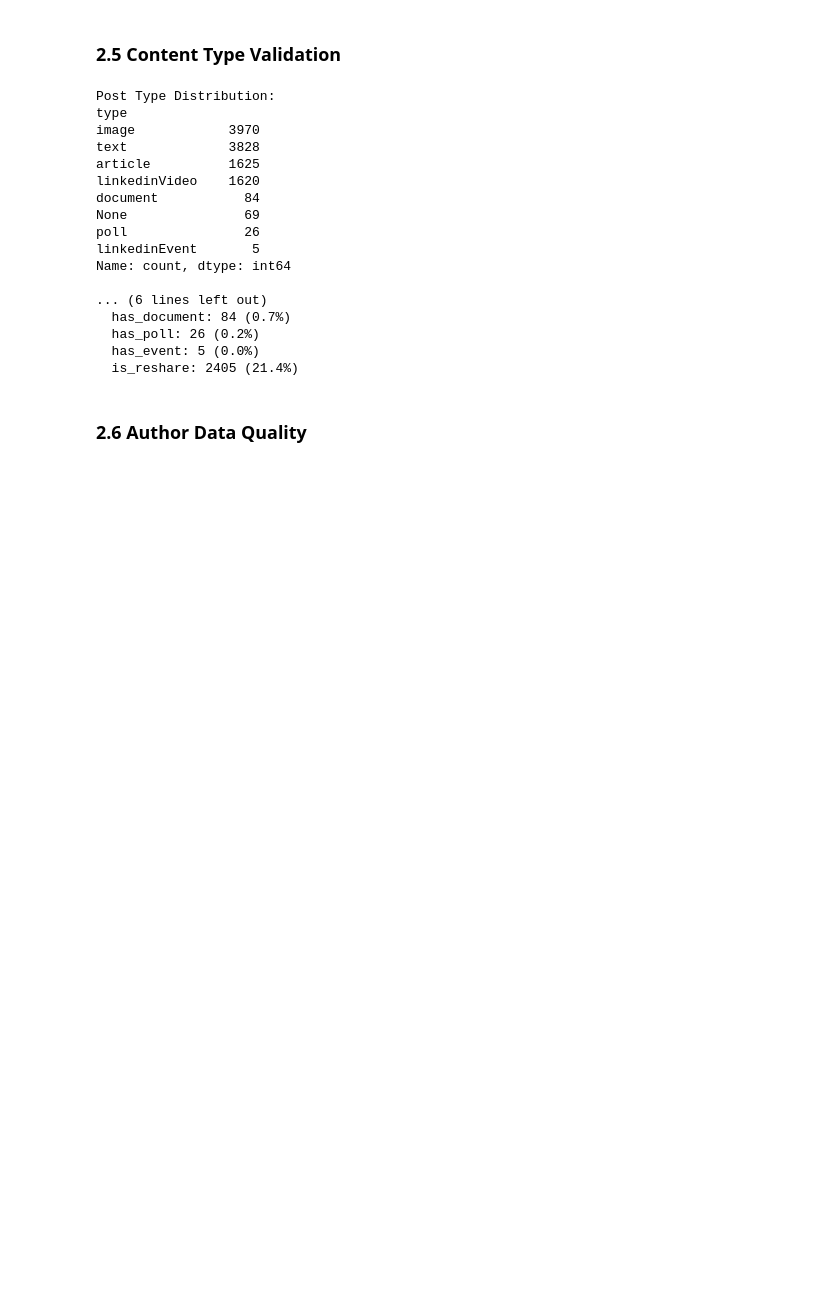
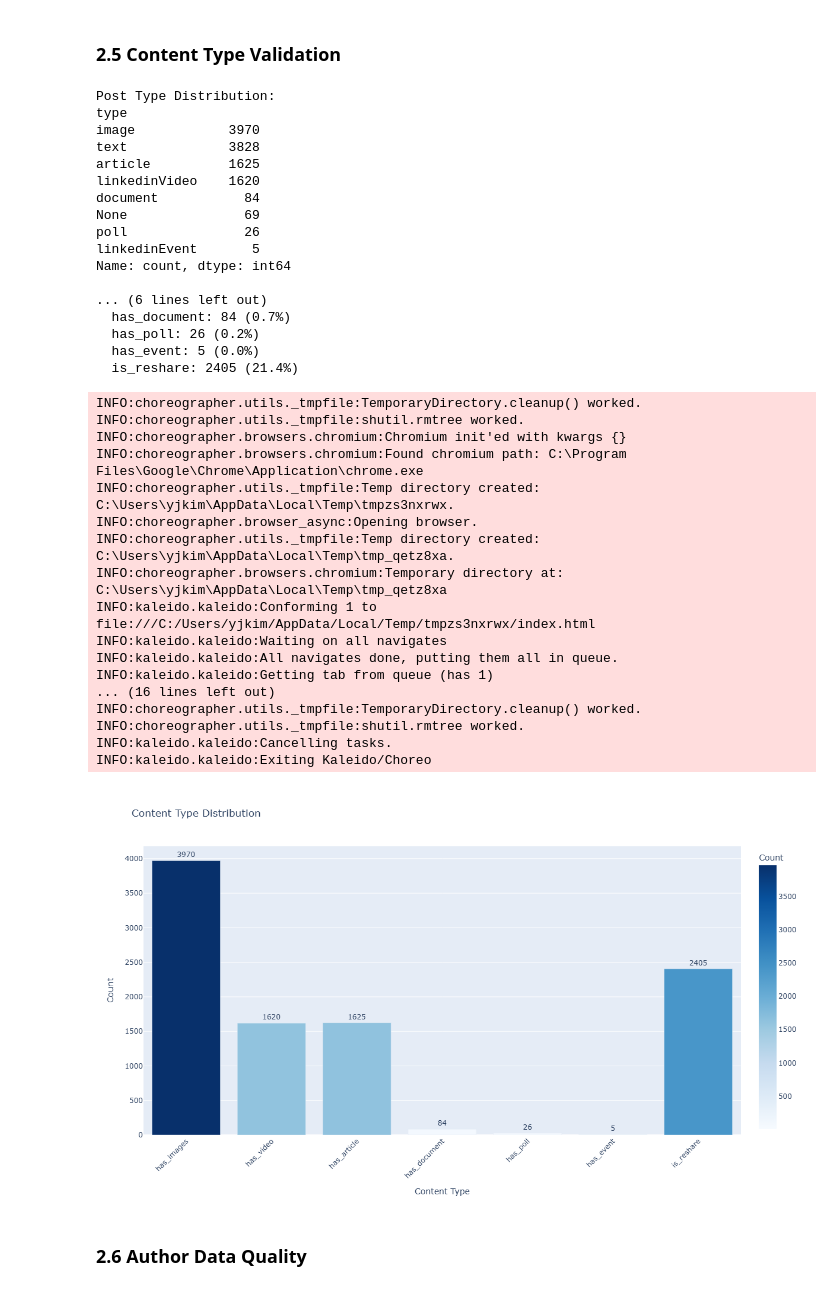
Before and after one commit to youngjoongkim/blazel-task, a Jupyter notebook: notebooks/01_data_cleaning.ipynb, the cells around one changed output. Saved outputs shown, nothing was run; the diff lists cells and outputs as text; code cells hidden in the pictures; blank space fills up the shorter version.

```diff
--- a/notebooks/01_data_cleaning.ipynb
+++ b/notebooks/01_data_cleaning.ipynb
@@ -280,24 +309,53 @@ Name: count, dtype: int64
 # %%
 # Visualize content type distribution
 content_summary = pd.DataFrame({
     'Content Type': content_flags,
     'Count': [df[flag].sum() for flag in content_flags]
 })
 
 fig = px.bar(
     content_summary,
     x='Content Type',
     y='Count',
     title='Content Type Distribution',
     text='Count',
     color='Count',
     color_continuous_scale='Blues'
 )
 
 fig.update_traces(textposition='outside')
 fig.update_layout(xaxis_tickangle=-45, height=500, showlegend=False)
 fig.show()
+
+# Display static image for GitHub preview
+from IPython.display import Image, display
+import plotly.io as pio
+try:
+    img_bytes = pio.to_image(fig, format='png', width=1200, height=700)
+    display(Image(img_bytes))
+except Exception as e:
+    print(f'Static image export failed: {e}')
+    print('Install kaleido: pip install kaleido')
 fig.write_html('../output/figures/content_type_distribution.html')
+# %% [output]
+INFO:choreographer.utils._tmpfile:TemporaryDirectory.cleanup() worked.
+INFO:choreographer.utils._tmpfile:shutil.rmtree worked.
+INFO:choreographer.browsers.chromium:Chromium init'ed with kwargs {}
+INFO:choreographer.browsers.chromium:Found chromium path: C:\Program Files\Google\Chrome\Application\chrome.exe
+INFO:choreographer.utils._tmpfile:Temp directory created: C:\Users\yjkim\AppData\Local\Temp\tmpzs3nxrwx.
+INFO:choreographer.browser_async:Opening browser.
+INFO:choreographer.utils._tmpfile:Temp directory created: C:\Users\yjkim\AppData\Local\Temp\tmp_qetz8xa.
+INFO:choreographer.browsers.chromium:Temporary directory at: C:\Users\yjkim\AppData\Local\Temp\tmp_qetz8xa
+INFO:kaleido.kaleido:Conforming 1 to file:///C:/Users/yjkim/AppData/Local/Temp/tmpzs3nxrwx/index.html
+INFO:kaleido.kaleido:Waiting on all navigates
+INFO:kaleido.kaleido:All navigates done, putting them all in queue.
+INFO:kaleido.kaleido:Getting tab from queue (has 1)
+... (16 lines left out)
+INFO:choreographer.utils._tmpfile:TemporaryDirectory.cleanup() worked.
+INFO:choreographer.utils._tmpfile:shutil.rmtree worked.
+INFO:kaleido.kaleido:Cancelling tasks.
+INFO:kaleido.kaleido:Exiting Kaleido/Choreo
+[figure, added]
 # %% [markdown]
 ### 2.6 Author Data Quality
 # %%
```
Also changed, not shown: parts of 2 cells of this notebook, 42 other files.
